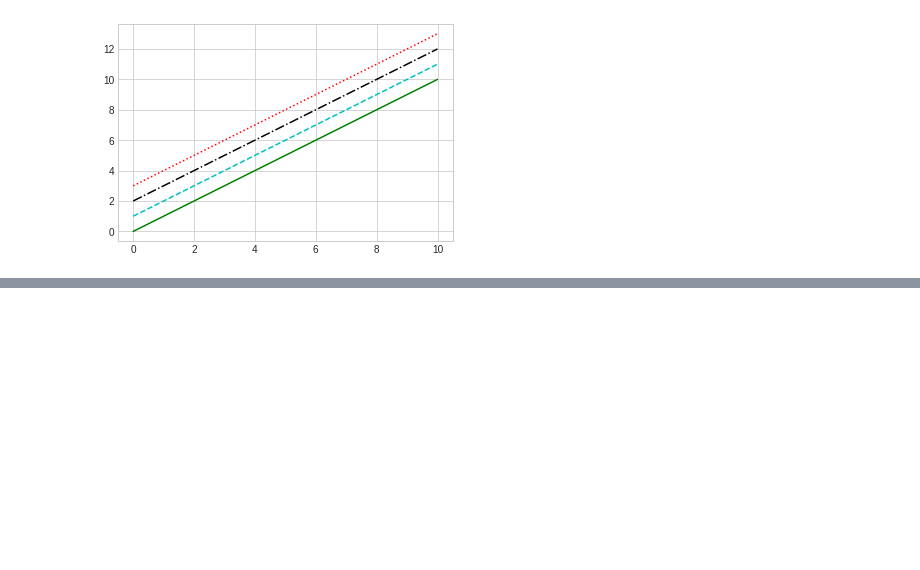
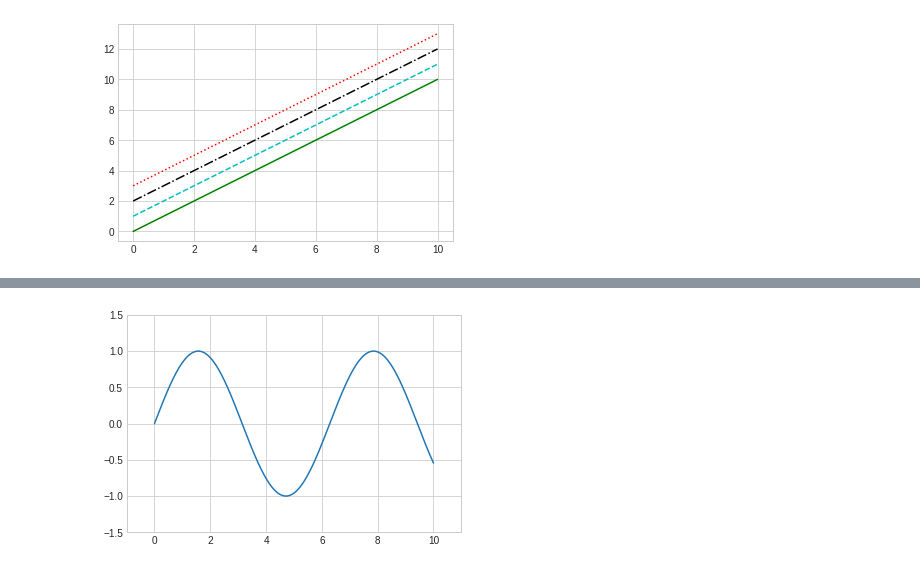
Before and after one commit to MrudulaBharadwaj/Internship, a Jupyter notebook: Matplotlib.ipynb, the cells around one changed output, grey strips where cells are left out. Cells and saved outputs as stored; diff of their text form; code cells hidden in the pictures; blank space fills up the shorter version.

```diff
--- a/Matplotlib.ipynb
+++ b/Matplotlib.ipynb
@@ -106,0 +120,5 @@ plt.ylim(-1.5,1.5)
+# %%
+plt.plot(x, np.sin(x))
+plt.axis([-1, 11, -1.5, 1.5]);
+# %% [output]
+[figure, added]
```
Also changed, not shown: parts of 24 cells of this notebook.
